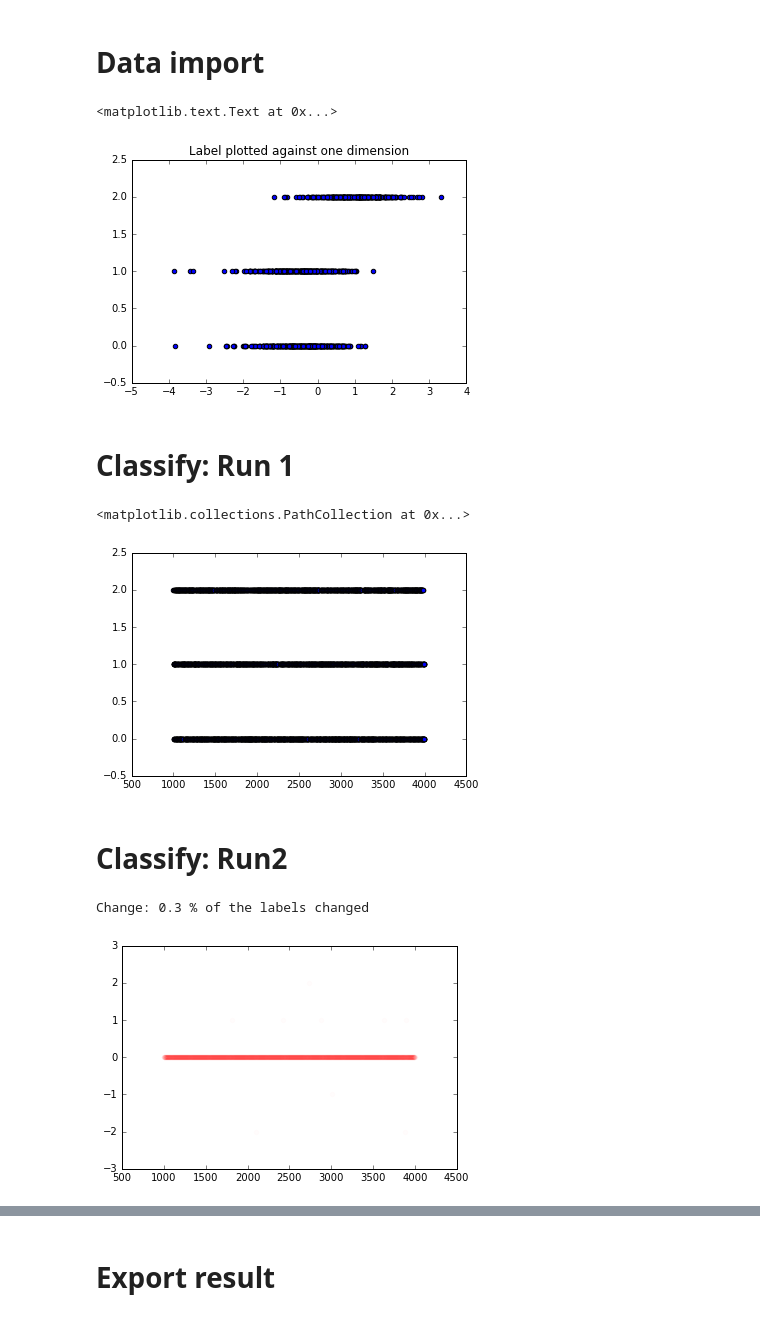
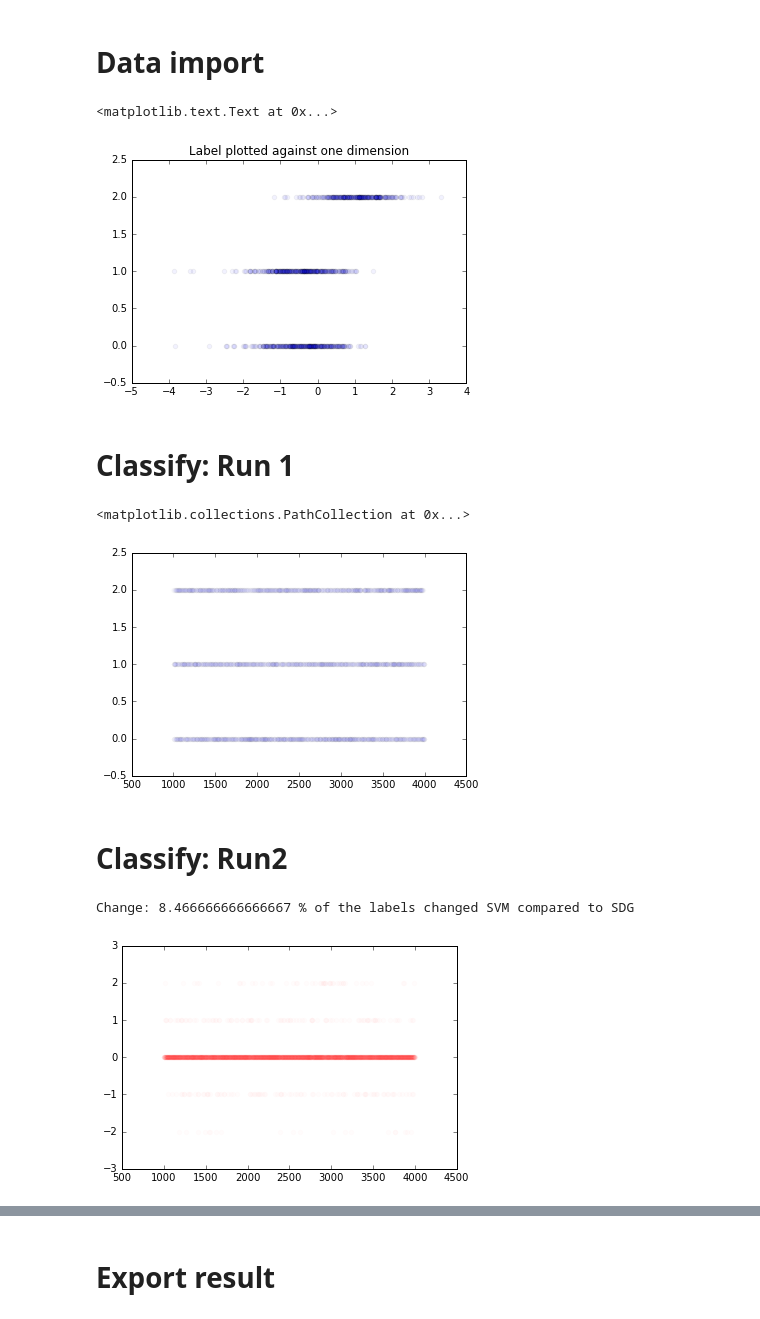
Before and after one commit to zcamilo/MachineBurning, a Jupyter notebook: p2/project2.ipynb, the cells around one changed output, grey strips where cells are left out. Drawn from its saved outputs; the diff is of its cells as text; code cells hidden in the pictures.

```diff
--- a/p2/project2.ipynb
+++ b/p2/project2.ipynb
@@ -26,49 +26,51 @@ x_tr_scaled = scaler.transform(x_tr)
 x_tst_scaled = scaler.transform(x_tst)  # apply same transformation to test data
 
 #for i in range(len(x_tr[0,:])):
-scatter(x_tr_scaled[:,2],y_tr)
+scatter(x_tr_scaled[:,2],y_tr,alpha=0.05)
 title("Label plotted against one dimension")
 # %% [output]
 <matplotlib.text.Text at 0x...>
-[figure, old version]
+[figure, new version]
 # %% [markdown]
 # Classify: Run 1
 # %%
 # Classify with Stochastic Gradient Descent (SGD)
 from sklearn.linear_model import SGDClassifier
 clf = SGDClassifier(loss="hinge", penalty="l2", n_iter=5000)
 clf.fit(x_tr_scaled, y_tr)
 """SGDClassifier(alpha=0.0001, average=False, class_weight=None, epsilon=0.1,
        eta0=0.0, fit_intercept=True, l1_ratio=0.15,
        learning_rate='optimal', loss='hinge', n_iter=5, n_jobs=1,
        penalty='l2', power_t=0.5, random_state=None, shuffle=True,
        verbose=0, warm_start=False)"""
 
 # Predict and plot my results on test data
 y_tst=clf.predict(x_tst_scaled)
-scatter(nindex,y_tst)
+scatter(nindex,y_tst, alpha=0.01)
 # %% [output]
 <matplotlib.collections.PathCollection at 0x...>
-[figure, old version]
+[figure, new version]
 # %% [markdown]
 # Classify: Run2
 # %%
-# Do it again with different parameters and plot the difference in previous result and this result.
-from sklearn.linear_model import SGDClassifier
-clf = SGDClassifier(loss="hinge", penalty="l2",n_iter=5000)
+from sklearn import svm
+clf = svm.SVC(kernel="rbf")
 clf.fit(x_tr_scaled, y_tr)
+
 
 count=0 # count counts the number of labels that changed between the two runs!
 y_tst_2=clf.predict(x_tst_scaled)
-#scatter(nindex,y_tst_2,alpha=0.01, color='blue')
-#scatter(nindex,y_tst,alpha=0.01, color='red')
+
+# plot difference
 y_tst_diff=y_tst_2-y_tst
 scatter(nindex,y_tst_diff,alpha=0.01, color='red')
+
+# count difference
 mylength=len(y_tst_diff)
 for i in myrange:
     if y_tst_diff[i]!=0:
         count+=1
-print("Change:",count/mylength*100,"% of the labels changed")
+print("Change:",count/mylength*100,"% of the labels changed SVM compared to SDG")
 # %% [output]
-Change: 0.3 % of the labels changed
+Change: 8.466666666666667 % of the labels changed SVM compared to SDG
 [figure]
```
Also changed, not shown: parts of 7 cells of this notebook, 4 other files.
